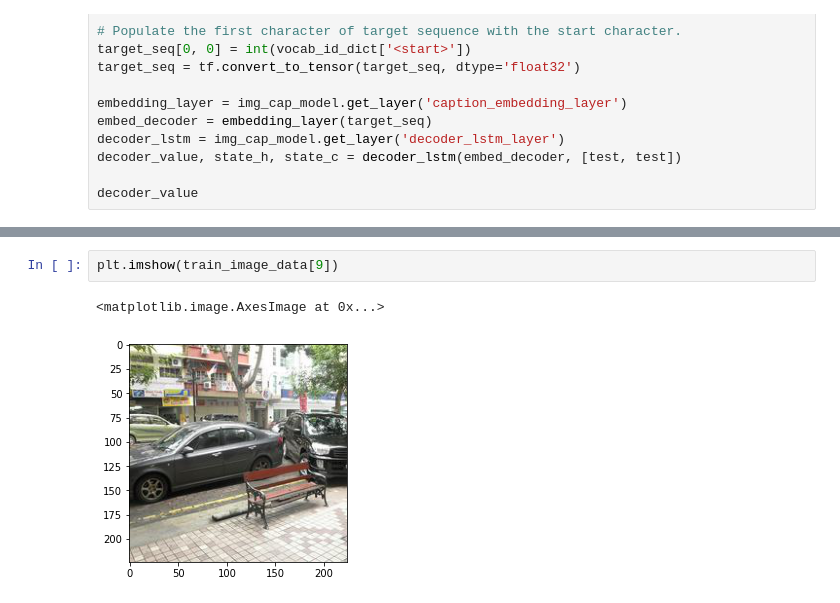
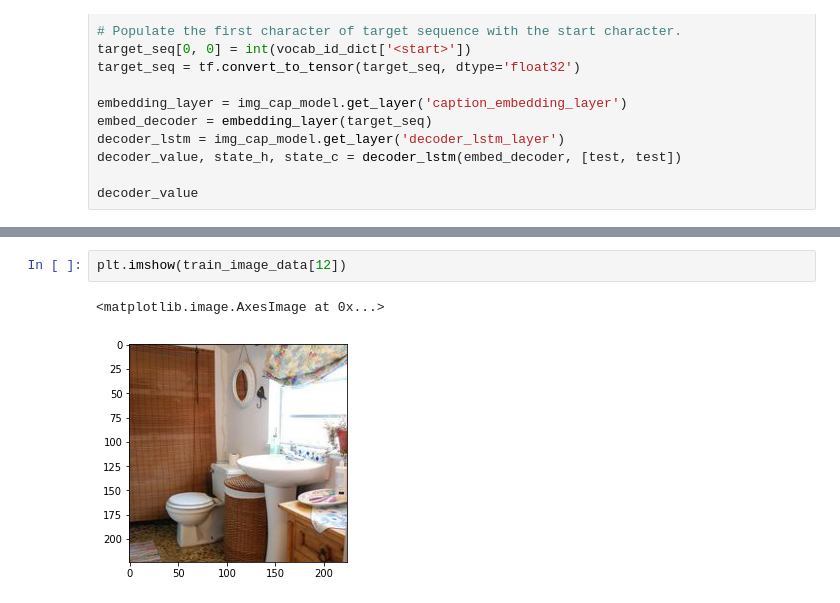
Before and after one commit to CVolticz/image-captioning, a Jupyter notebook: notebook/image-captioning-w-pre-trained-cnn.ipynb, the cells around one changed output, grey strips where cells are left out. Drawn from its saved outputs; the diff is of its cells as text.

```diff
--- a/notebook/image-captioning-w-pre-trained-cnn.ipynb
+++ b/notebook/image-captioning-w-pre-trained-cnn.ipynb
@@ -541,6 +546,6 @@ def caption_image(image):
 # %%
-plt.imshow(train_image_data[9])
+plt.imshow(train_image_data[12])
 # %% [output]
 <matplotlib.image.AxesImage at 0x...>
-[figure, old version]
+[figure, new version]
 # %%
```
Also changed, not shown: parts of 8 cells of this notebook.
